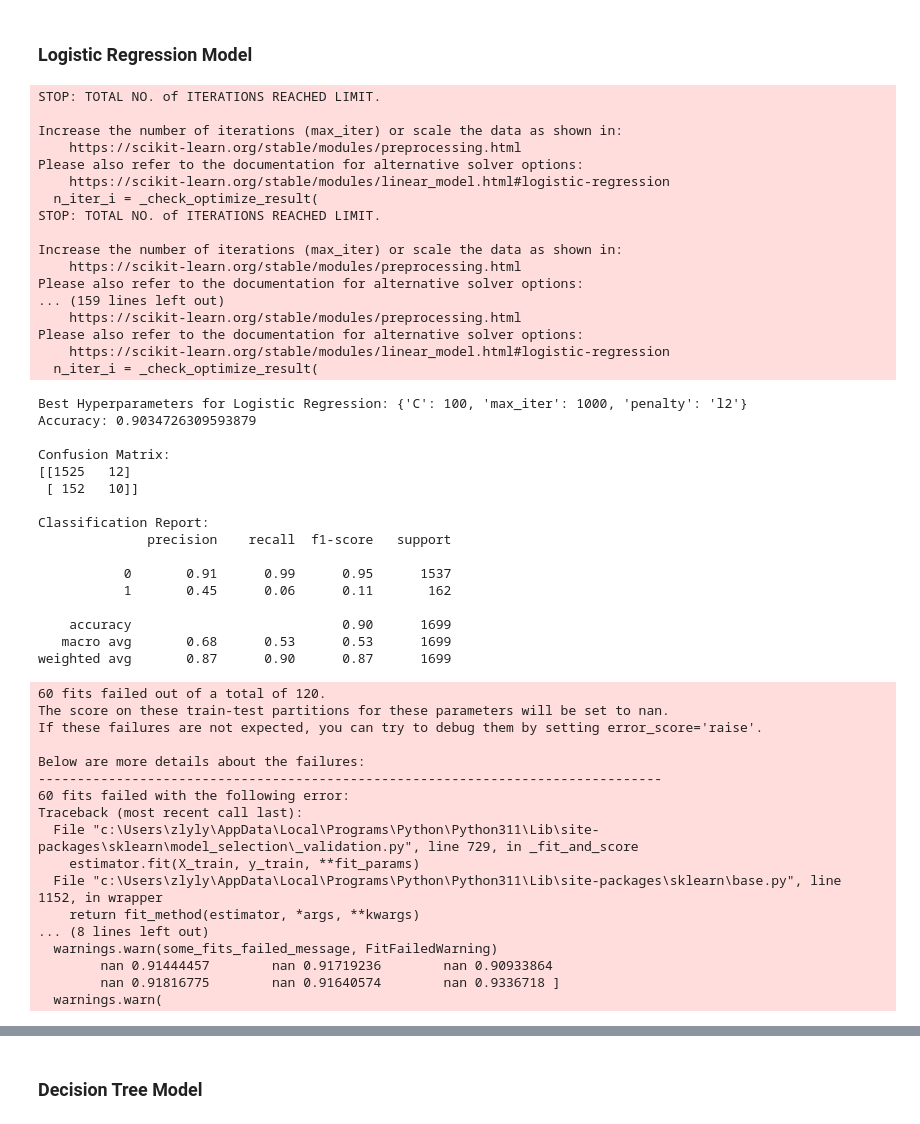
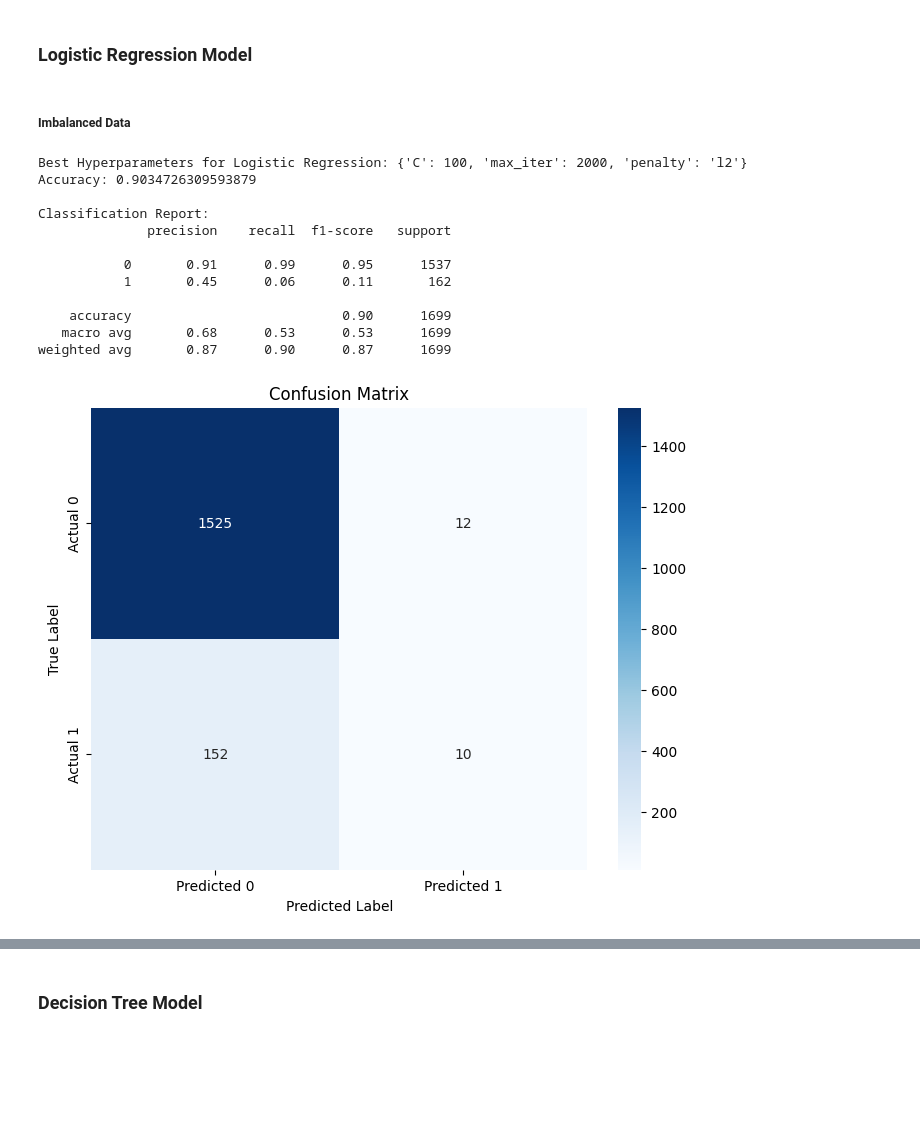
Before and after one commit to JasonCP14/diabetes-prediction, a Jupyter notebook: src/script.ipynb, the cells around one changed output, grey strips where cells are left out. Cells and saved outputs as stored; diff of their text form; code cells hidden in the pictures; blank space fills up the shorter version.

```diff
--- a/src/script.ipynb
+++ b/src/script.ipynb
@@ -47,82 +74,52 @@ x_test.fillna(x_train.mean(), inplace = True)
 # %% [markdown]
 ### Logistic Regression Model
+# %% [markdown]
+##### Imbalanced Data
 # %%
 # Create a Logistic Regression model
 lr = LogisticRegression(random_state=seed)
 
 # Define hyperparameters to tune
 lr_grid = {
-    "penalty": ["l1", "l2"],
+    "penalty": ["l2"],
     "C": [0.001, 0.01, 0.1, 1, 10, 100],
-    "max_iter": [500, 1000]
+    "max_iter": [2000, 4000]
 }
 
 # Use GridSearchCV for hyperparameter tuning
 lr_grid_search = GridSearchCV(estimator=lr, param_grid=lr_grid, cv=5, scoring="accuracy")
 lr_grid_search.fit(x_train, y_train)
+lr_best_model = lr_grid_search.best_estimator_
 
 # Get the best hyperparameters
 lr_best_params = lr_grid_search.best_params_
 print("Best Hyperparameters for Logistic Regression:", lr_best_params)
 
 # Evaluate the model
-lr_best_model = lr_grid_search.best_estimator_
 lr_best_pred = lr_best_model.predict(x_test)
 lr_acc = accuracy_score(y_test, lr_best_pred)
 lr_conf = confusion_matrix(y_test, lr_best_pred)
 lr_report = classification_report(y_test, lr_best_pred)
 
 print(f"Accuracy: {lr_acc}\n")
-print(f"Confusion Matrix:\n{lr_conf}\n")
 print(f"Classification Report:\n{lr_report}")
+plt.figure(figsize=(8, 6))
+sns.heatmap(lr_conf, annot=True, fmt="d", cmap="Blues", xticklabels=["Predicted 0", "Predicted 1"], yticklabels=["Actual 0", "Actual 1"])
+plt.xlabel("Predicted Label")
+plt.ylabel("True Label")
+plt.title("Confusion Matrix")
+plt.show()
 # %% [output]
-STOP: TOTAL NO. of ITERATIONS REACHED LIMIT.
+Best Hyperparameters for Logistic Regression: {'C': 100, 'max_iter': 2000, 'penalty': 'l2'}
+Accuracy: 0.9034726309593879
 
-Increase the number of iterations (max_iter) or scale the data as shown in:
-    https://scikit-learn.org/stable/modules/preprocessing.html
-Please also refer to the documentation for alternative solver options:
-    https://scikit-learn.org/stable/modules/linear_model.html#logistic-regression
-  n_iter_i = _check_optimize_result(
-STOP: TOTAL NO. of ITERATIONS REACHED LIMIT.
+Classification Report:
+              precision    recall  f1-score   support
 
-Increase the number of iterations (max_iter) or scale the data as shown in:
-    https://scikit-learn.org/stable/modules/preprocessing.html
-Please also refer to the documentation for alternative solver options:
-... (159 lines left out)
-    https://scikit-learn.org/stable/modules/preprocessing.html
-Please also refer to the documentation for alternative solver options:
-    https://scikit-learn.org/stable/modules/linear_model.html#logistic-regression
-  n_iter_i = _check_optimize_result(
+           0       0.91      0.99      0.95      1537
+           1       0.45      0.06      0.11       162
+
+    accuracy                           0.90      1699
+   macro avg       0.68      0.53      0.53      1699
+weighted avg       0.87      0.90      0.87      1699
-Best Hyperparameters for Logistic Regression: {'C': 100, 'max_iter': 1000, 'penalty': 'l2'}
-Accuracy: 0.9034726309593879
-
-Confusion Matrix:
-[[1525   12]
- [ 152   10]]
-
-Classification Report:
-              precision    recall  f1-score   support
-
-           0       0.91      0.99      0.95      1537
-           1       0.45      0.06      0.11       162
-
-    accuracy                           0.90      1699
-   macro avg       0.68      0.53      0.53      1699
-weighted avg       0.87      0.90      0.87      1699
-60 fits failed out of a total of 120.
-The score on these train-test partitions for these parameters will be set to nan.
-If these failures are not expected, you can try to debug them by setting error_score='raise'.
-
-Below are more details about the failures:
---------------------------------------------------------------------------------
-60 fits failed with the following error:
-Traceback (most recent call last):
-  File "c:\Users\zlyly\AppData\Local\Programs\Python\Python311\Lib\site-packages\sklearn\model_selection\_validation.py", line 729, in _fit_and_score
-    estimator.fit(X_train, y_train, **fit_params)
-  File "c:\Users\zlyly\AppData\Local\Programs\Python\Python311\Lib\site-packages\sklearn\base.py", line 1152, in wrapper
-    return fit_method(estimator, *args, **kwargs)
-... (8 lines left out)
-  warnings.warn(some_fits_failed_message, FitFailedWarning)
-        nan 0.91444457        nan 0.91719236        nan 0.90933864
-        nan 0.91816775        nan 0.91640574        nan 0.9336718 ]
-  warnings.warn(
+[figure, added]
```
Also changed, not shown: parts of 16 cells of this notebook, 1 other file.
